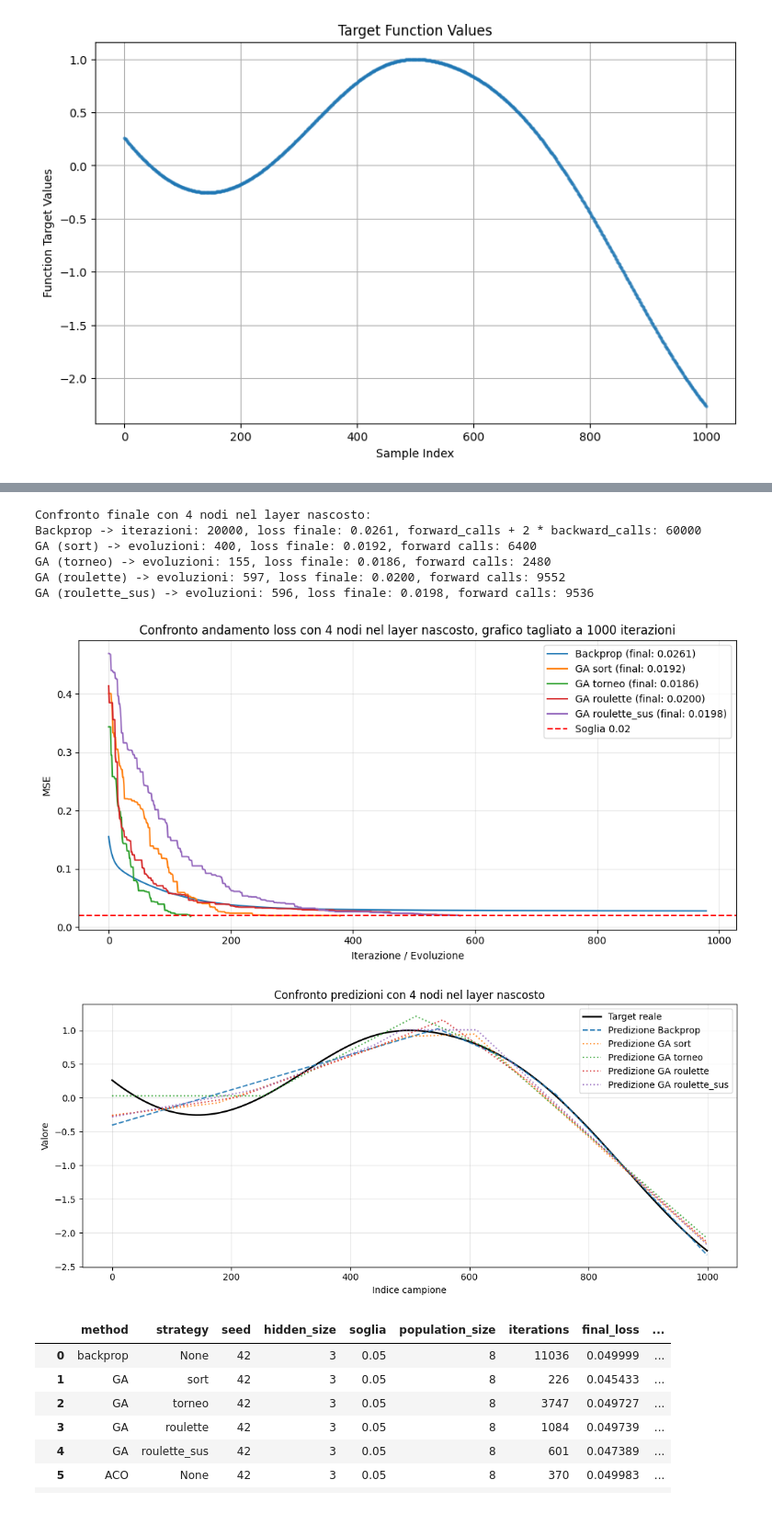
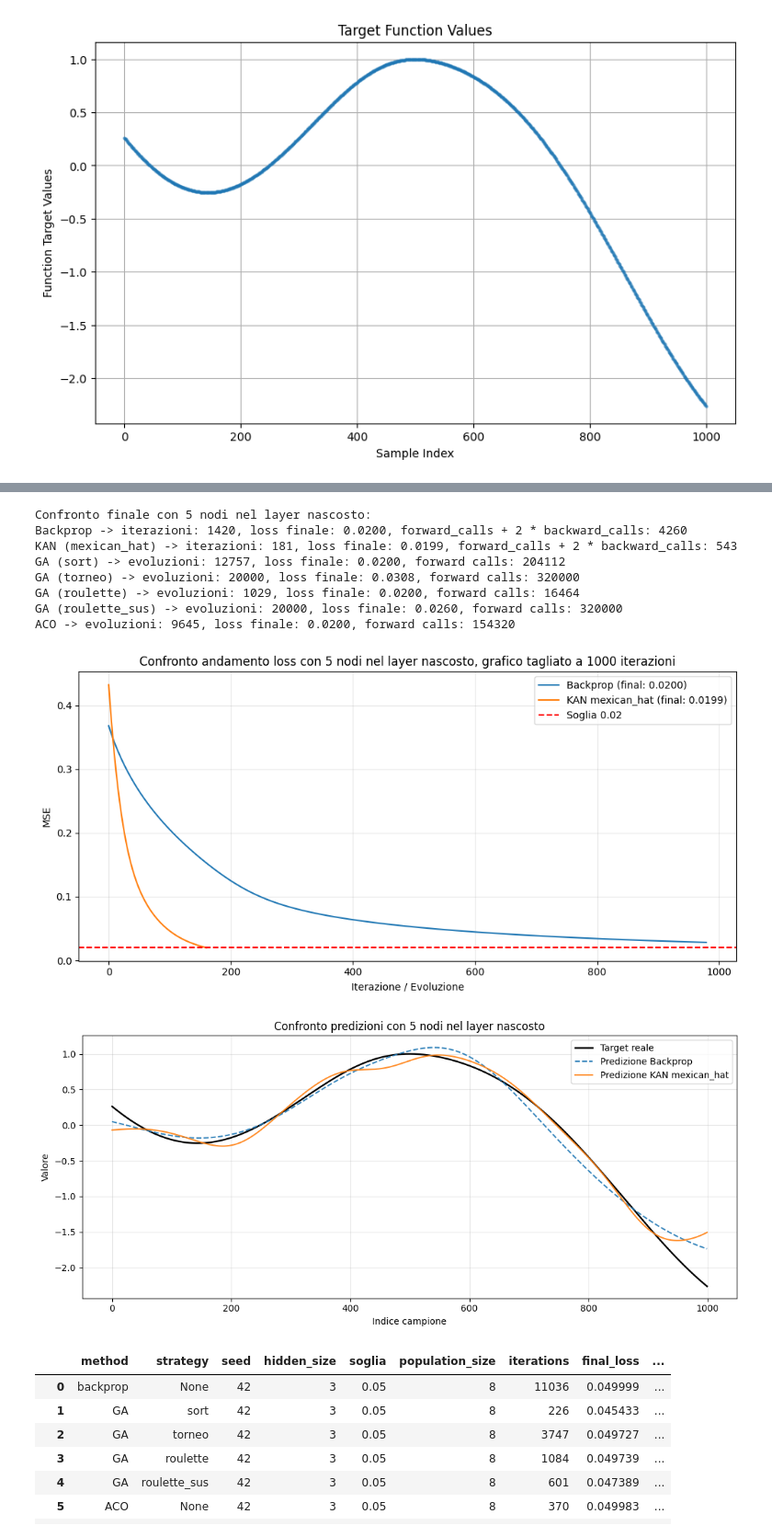
Before and after one commit to francescolinardi/Alternative_Training_NN, a Jupyter notebook: Backpropagation_VS_Genetic.ipynb, the cells around one changed output, grey strips where cells are left out. Shown at 92% size. Cells and saved outputs as stored; diff of their text form; code cells hidden in the pictures.

```diff
--- a/Backpropagation_VS_Genetic.ipynb
+++ b/Backpropagation_VS_Genetic.ipynb
@@ -149,10 +172,16 @@ Evoluzione 550, loss: 0.0213
 # %%
 print(f'Confronto finale con {hidden_size} nodi nel layer nascosto:')
 bp_compute_units = classic_trainer.forward_calls + 2 * classic_trainer.backward_calls
+kan_compute_units = kan_trainer.forward_calls + 2 * kan_trainer.backward_calls
 print(
     f"Backprop -> iterazioni: {len(losses_bp)}, "
     f"loss finale: {losses_bp[-1]:.4f}, "
     f"forward_calls + 2 * backward_calls: {bp_compute_units}"
+)
+print(
+    f"KAN ({kan_wavelet}) -> iterazioni: {len(losses_kan)}, "
+    f"loss finale: {losses_kan[-1]:.4f}, "
+    f"forward_calls + 2 * backward_calls: {kan_compute_units}"
 )
 
 for strategy in ga_strategies:
@@ -163,58 +192,62 @@ for strategy in ga_strategies:
         f"forward calls: {ga_results[strategy]['forward_calls']}"
     )
 
-# print(
-#     f"ACO -> evoluzioni: {len(losses_aco)}, "
-#     f"loss finale: {losses_aco[-1]:.4f}, "
-#     f"forward calls: {aco_trainer.forward_calls}"
-# )
+print(
+    f"ACO -> evoluzioni: {len(losses_aco)}, "
+    f"loss finale: {losses_aco[-1]:.4f}, "
+    f"forward calls: {aco_trainer.forward_calls}"
+)
 # %% [output]
-Confronto finale con 4 nodi nel layer nascosto:
-Backprop -> iterazioni: 20000, loss finale: 0.0261, forward_calls + 2 * backward_calls: 60000
-GA (sort) -> evoluzioni: 400, loss finale: 0.0192, forward calls: 6400
-GA (torneo) -> evoluzioni: 155, loss finale: 0.0186, forward calls: 2480
-GA (roulette) -> evoluzioni: 597, loss finale: 0.0200, forward calls: 9552
-GA (roulette_sus) -> evoluzioni: 596, loss finale: 0.0198, forward calls: 9536
+Confronto finale con 5 nodi nel layer nascosto:
+Backprop -> iterazioni: 1420, loss finale: 0.0200, forward_calls + 2 * backward_calls: 4260
+KAN (mexican_hat) -> iterazioni: 181, loss finale: 0.0199, forward_calls + 2 * backward_calls: 543
+GA (sort) -> evoluzioni: 12757, loss finale: 0.0200, forward calls: 204112
+GA (torneo) -> evoluzioni: 20000, loss finale: 0.0308, forward calls: 320000
+GA (roulette) -> evoluzioni: 1029, loss finale: 0.0200, forward calls: 16464
+GA (roulette_sus) -> evoluzioni: 20000, loss finale: 0.0260, forward calls: 320000
+ACO -> evoluzioni: 9645, loss finale: 0.0200, forward calls: 154320
 # %%
 plt.figure(figsize=(10, 5))
 plt.plot(losses_bp[20:1000], label=f"Backprop (final: {losses_bp[-1]:.4f})")
-for strategy in ga_strategies:
-    plt.plot(
-        ga_results[strategy]['losses'][20:1000],
-        label=f"GA {strategy} (final: {ga_results[strategy]['losses'][-1]:.4f})"
-    )
-#plt.plot(losses_aco[20:], label=f"ACO (final: {losses_aco[-1]:.4f})")
-#ora voglio stampare una linea orizzontale che indichi la soglia di 0.02
+plt.plot(losses_kan[20:1000], label=f"KAN {kan_wavelet} (final: {losses_kan[-1]:.4f})")
+# for strategy in ga_strategies:
+#     plt.plot(
+#         ga_results[strategy]['losses'][20:1000],
+#         label=f"GA {strategy} (final: {ga_results[strategy]['losses'][-1]:.4f})"
+#     )
+# plt.plot(losses_aco[20:], label=f"ACO (final: {losses_aco[-1]:.4f})")
+
 plt.axhline(y=soglia, color='red', linestyle='--', label=f'Soglia {soglia}')
 plt.xlabel('Iterazione / Evoluzione')
 plt.ylabel('MSE')
 plt.title(f'Confronto andamento loss con {hidden_size} nodi nel layer nascosto, grafico tagliato a 1000 iterazioni')
 plt.legend()
 plt.grid(True, alpha=0.3)
 plt.tight_layout()
 plt.show()
 
 plt.figure(figsize=(11, 5))
 plt.plot(y, label='Target reale', linewidth=1.8, color='black')
 plt.plot(y_pred_bp, '--', label='Predizione Backprop', alpha=0.9)
-for strategy in ga_strategies:
-   plt.plot(
-        ga_results[strategy]['y_pred'],
-        ':',
-        label=f'Predizione GA {strategy}',
-        alpha=0.85
-    )
+plt.plot(y_pred_kan, '-', label=f'Predizione KAN {kan_wavelet}', alpha=0.9)
+# for strategy in ga_strategies:
+#    plt.plot(
+#         ga_results[strategy]['y_pred'],
+#         ':',
+#         label=f'Predizione GA {strategy}',
+#         alpha=0.85
+#     )
 # plt.plot(y_pred_aco, '-.', label='Predizione ACO', alpha=0.9)
 plt.title(f'Confronto predizioni con {hidden_size} nodi nel layer nascosto')
 plt.xlabel('Indice campione')
 plt.ylabel('Valore')
 plt.legend()
 plt.grid(True, alpha=0.3)
 plt.tight_layout()
 plt.show()
 # %% [output]
-[figure, old version]
+[figure, new version]
-[figure, old version]
+[figure, new version]
 # %%
 import importlib
 import experiments
```
Also changed, not shown: parts of 3 cells of this notebook, 9 other files.
